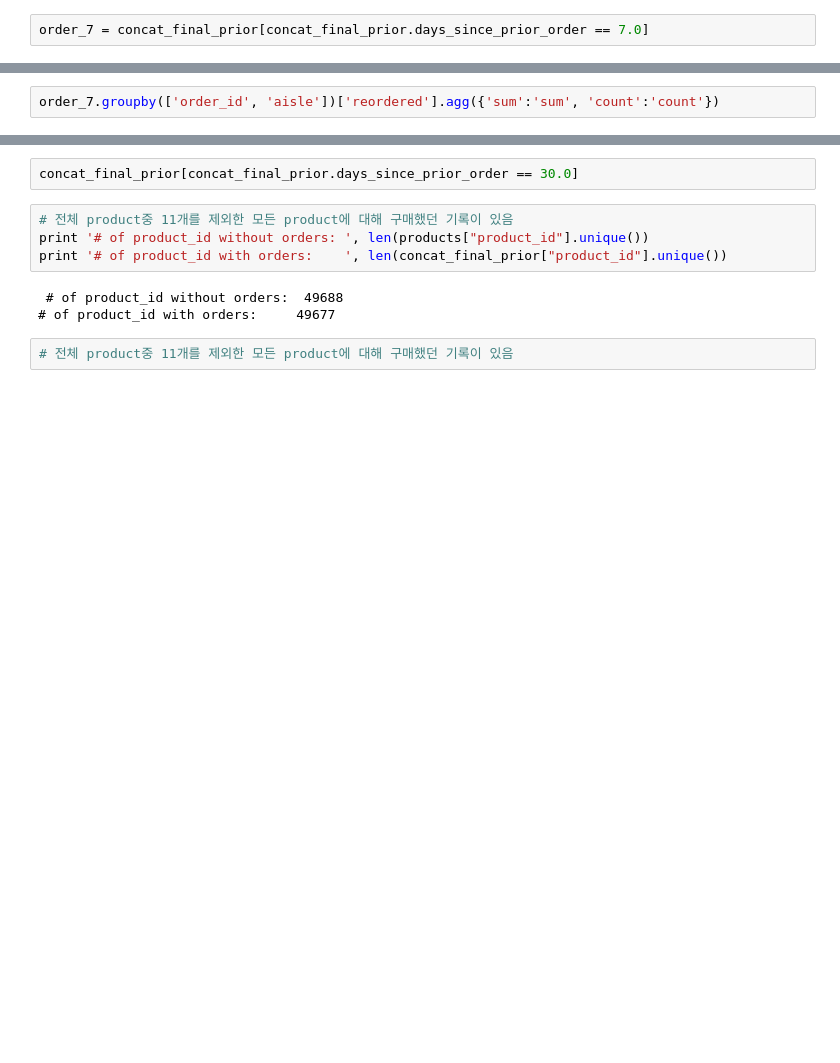
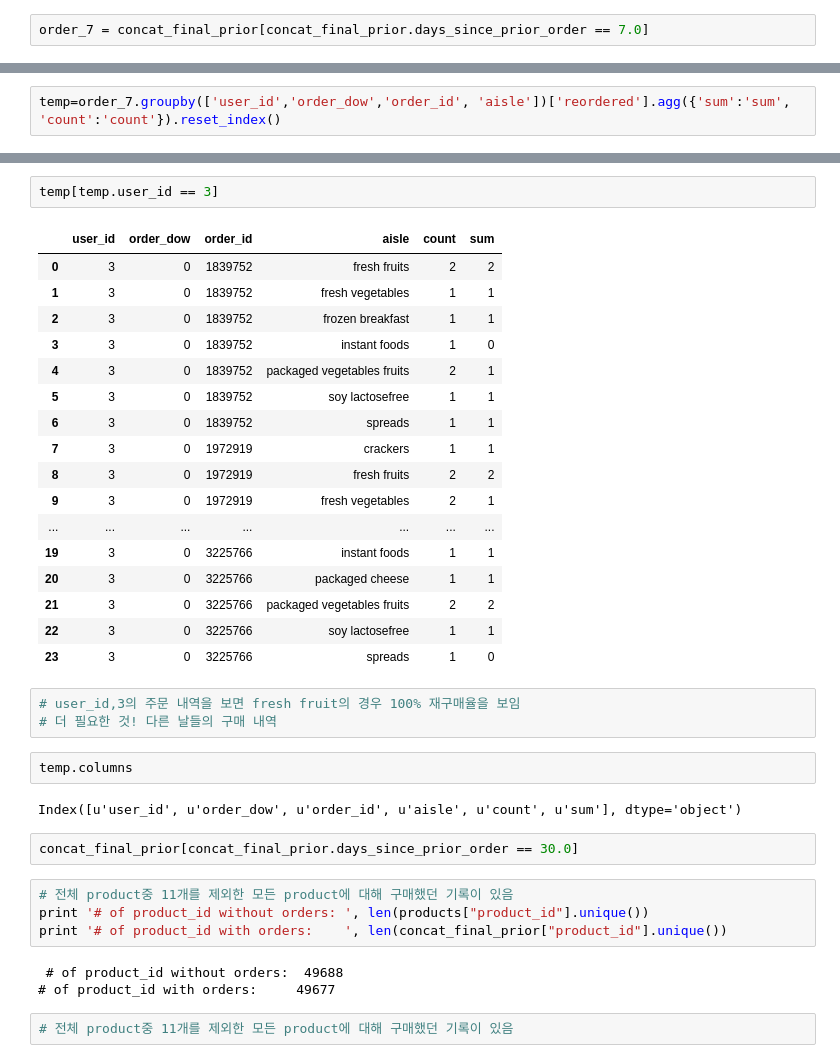
Before and after one commit to kuosamo/Instacart, a Jupyter notebook: Analysis/Data_Analysis_of_Instacart.ipynb, the cells around one changed output, grey strips where cells are left out. Drawn from its saved outputs; the diff is of its cells as text; blank space fills up the shorter version.

Commit message:
[Analysis] Try to find regular pattern for each user_id

```diff
--- a/Analysis/Data_Analysis_of_Instacart.ipynb
+++ b/Analysis/Data_Analysis_of_Instacart.ipynb
@@ -424,2 +452,2 @@ order_7.tail()
 # %%
-order_7.groupby(['order_id', 'aisle'])['reordered'].agg({'sum':'sum', 'count':'count'})
+temp=order_7.groupby(['user_id','order_dow','order_id', 'aisle'])['reordered'].agg({'sum':'sum', 'count':'count'}).reset_index()
@@ -446,3 +463,30 @@ order_7.groupby(['order_id', 'aisle'])['reordered'].agg({'sum':'sum', 'count':'c
+# %%
+temp[temp.user_id == 3]
+# %% [output]
+|  | user_id | order_dow | order_id | aisle | count | sum |
+| 0 | 3 | 0 | 1839752 | fresh fruits | 2 | 2 |
+| 1 | 3 | 0 | 1839752 | fresh vegetables | 1 | 1 |
+| 2 | 3 | 0 | 1839752 | frozen breakfast | 1 | 1 |
+| 3 | 3 | 0 | 1839752 | instant foods | 1 | 0 |
+| 4 | 3 | 0 | 1839752 | packaged vegetables fruits | 2 | 1 |
+| 5 | 3 | 0 | 1839752 | soy lactosefree | 1 | 1 |
+| 6 | 3 | 0 | 1839752 | spreads | 1 | 1 |
+| 7 | 3 | 0 | 1972919 | crackers | 1 | 1 |
+| 8 | 3 | 0 | 1972919 | fresh fruits | 2 | 2 |
+| 9 | 3 | 0 | 1972919 | fresh vegetables | 2 | 1 |
+| ... | ... | ... | ... | ... | ... | ... |
+| 19 | 3 | 0 | 3225766 | instant foods | 1 | 1 |
+| 20 | 3 | 0 | 3225766 | packaged cheese | 1 | 1 |
+| 21 | 3 | 0 | 3225766 | packaged vegetables fruits | 2 | 2 |
+| 22 | 3 | 0 | 3225766 | soy lactosefree | 1 | 1 |
+| 23 | 3 | 0 | 3225766 | spreads | 1 | 0 |
+# %%
+# user_id,3의 주문 내역을 보면 fresh fruit의 경우 100% 재구매율을 보임
+# 더 필요한 것! 다른 날들의 구매 내역
+# %%
+temp.columns
+# %% [output]
+Index([u'user_id', u'order_dow', u'order_id', u'aisle', u'count', u'sum'], dtype='object')
 # %%
 concat_final_prior[concat_final_prior.days_since_prior_order == 30.0]
 # %%
```
Also changed, not shown: parts of 5 cells of this notebook.
